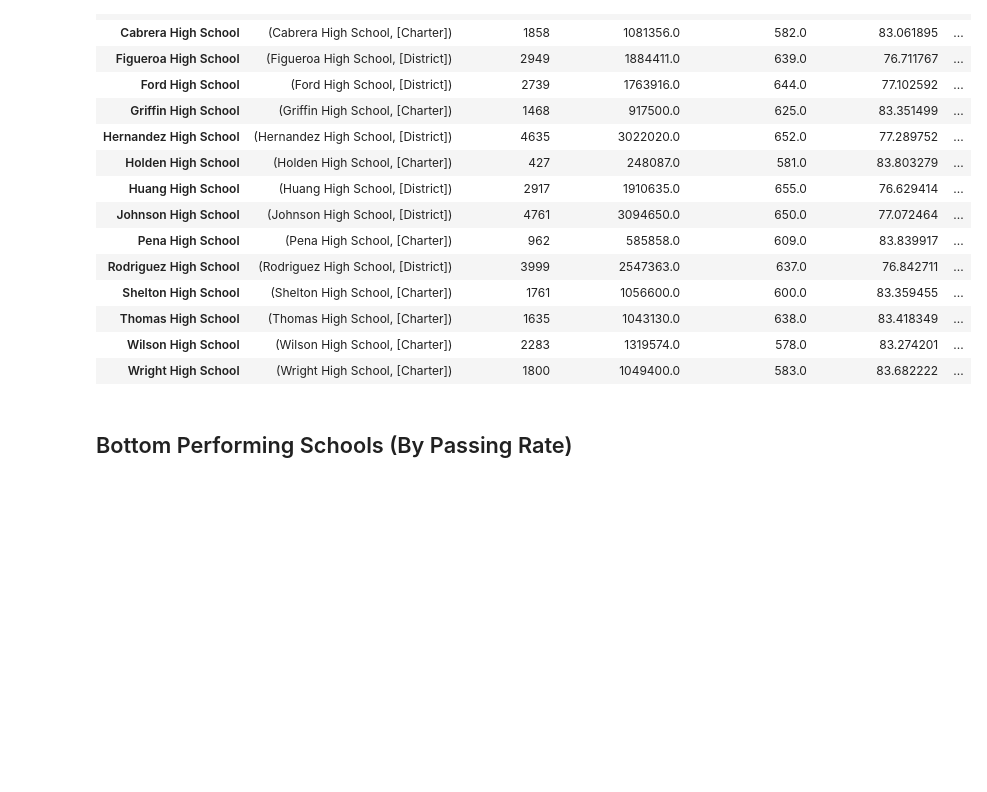
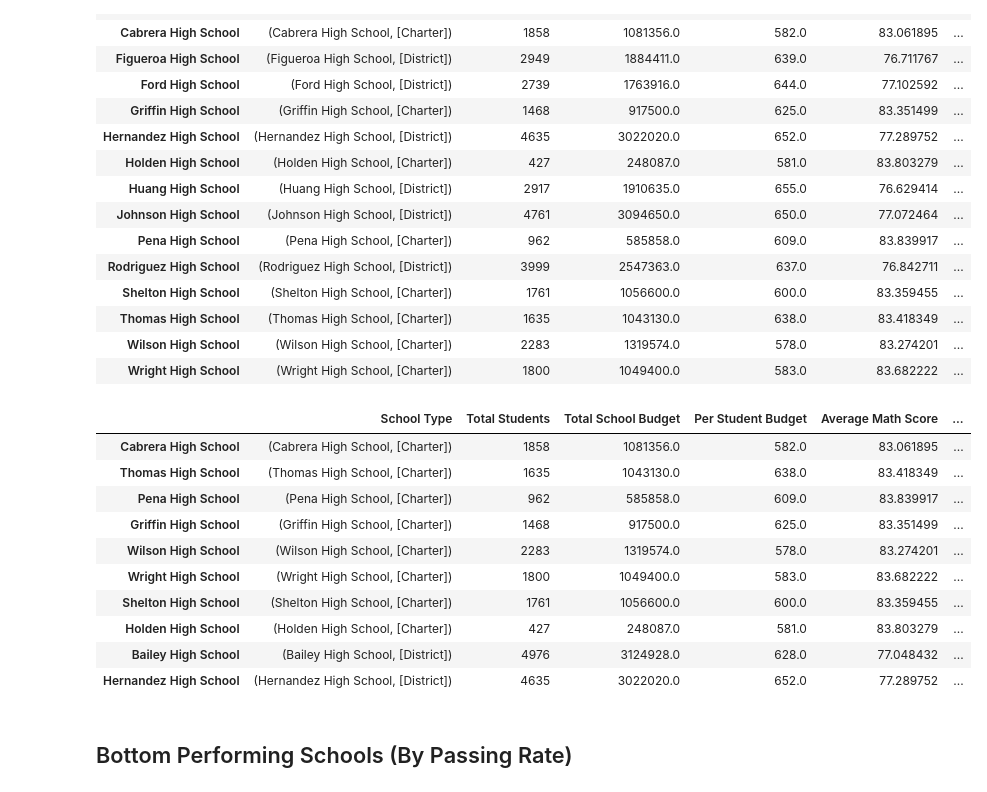
Before and after one commit to bwalshdtan/Pandas_Homework, a Jupyter notebook: PyCitySchools_starter.ipynb, the cells around one changed output. Drawn from its saved outputs; the diff is of its cells as text; code cells hidden in the pictures; blank space fills up the shorter version.

Commit message:
Code for top and bottom performing schools

```diff
--- a/PyCitySchools_starter.ipynb
+++ b/PyCitySchools_starter.ipynb
@@ -171,6 +171,21 @@ school_summary_df
 | Thomas High School | (Thomas High School, [Charter]) | 1635 | 1043130.0 | 638.0 | 83.418349 | ... |
 | Wilson High School | (Wilson High School, [Charter]) | 2283 | 1319574.0 | 578.0 | 83.274201 | ... |
 | Wright High School | (Wright High School, [Charter]) | 1800 | 1049400.0 | 583.0 | 83.682222 | ... |
+# %%
+top_performing_schools = school_summary_df.sort_values('Overall Passing Rate', ascending=False)
+top_performing_schools.head(10)
+# %% [output]
+|  | School Type | Total Students | Total School Budget | Per Student Budget | Average Math Score | ... |
+| Cabrera High School | (Cabrera High School, [Charter]) | 1858 | 1081356.0 | 582.0 | 83.061895 | ... |
+| Thomas High School | (Thomas High School, [Charter]) | 1635 | 1043130.0 | 638.0 | 83.418349 | ... |
+| Pena High School | (Pena High School, [Charter]) | 962 | 585858.0 | 609.0 | 83.839917 | ... |
+| Griffin High School | (Griffin High School, [Charter]) | 1468 | 917500.0 | 625.0 | 83.351499 | ... |
+| Wilson High School | (Wilson High School, [Charter]) | 2283 | 1319574.0 | 578.0 | 83.274201 | ... |
+| Wright High School | (Wright High School, [Charter]) | 1800 | 1049400.0 | 583.0 | 83.682222 | ... |
+| Shelton High School | (Shelton High School, [Charter]) | 1761 | 1056600.0 | 600.0 | 83.359455 | ... |
+| Holden High School | (Holden High School, [Charter]) | 427 | 248087.0 | 581.0 | 83.803279 | ... |
+| Bailey High School | (Bailey High School, [District]) | 4976 | 3124928.0 | 628.0 | 77.048432 | ... |
+| Hernandez High School | (Hernandez High School, [District]) | 4635 | 3022020.0 | 652.0 | 77.289752 | ... |
 # %% [markdown]
 ## Bottom Performing Schools (By Passing Rate)
 # %% [markdown]
```
Also changed, not shown: parts of 1 cell of this notebook.
